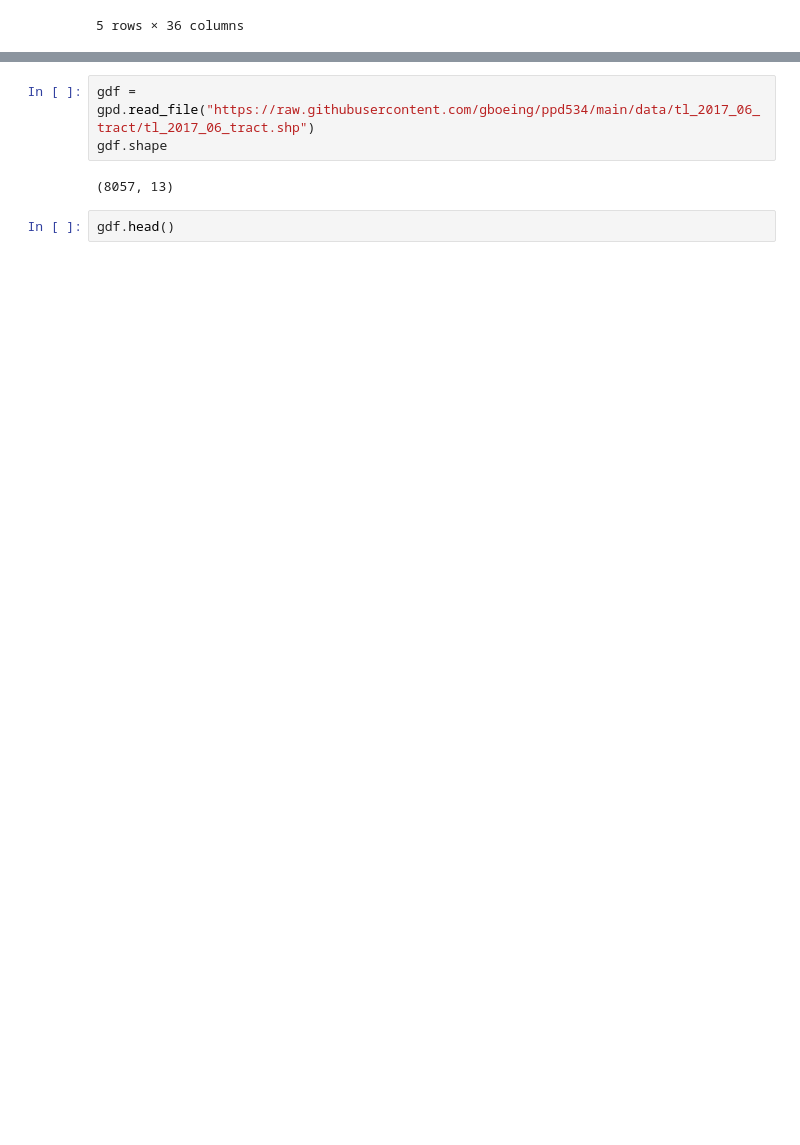
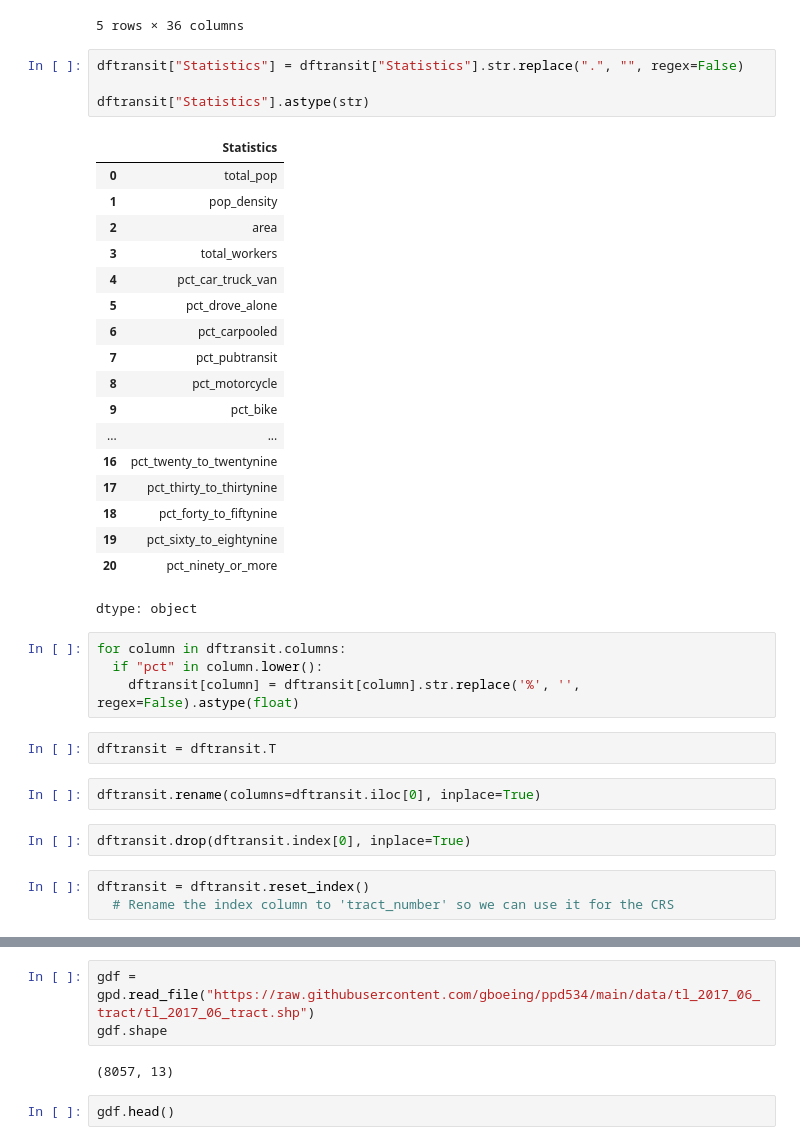
Before and after one commit to evaneliz/534groupprojfiles, a Jupyter notebook: group_project_4.ipynb, the cells around one changed output, grey strips where cells are left out. Saved outputs shown, nothing was run; the diff lists cells and outputs as text; blank space fills up the shorter version.

```diff
--- a/group_project_4.ipynb
+++ b/group_project_4.ipynb
@@ -39,3 +39,39 @@ dftransit.head()
 | 3 | total_workers | 1,828 | 961 | 2,248 | 2,154 | 2,011 | 2,904 | 2,070 | 1,507 | 1,473 | ... | ... |
 | 4 | pct_car_truck_van | 59.10% | 45.10% | 62.50% | 52.90% | 56.90% | 62.80% | 43.60% | 54.90% | 59.60% | ... | ... |
 5 rows × 36 columns
+# %%
+dftransit["Statistics"] = dftransit["Statistics"].str.replace(".", "", regex=False)
+
+dftransit["Statistics"].astype(str)
+# %% [output]
+|  | Statistics |
+| 0 | total_pop |
+| 1 | pop_density |
+| 2 | area |
+| 3 | total_workers |
+| 4 | pct_car_truck_van |
+| 5 | pct_drove_alone |
+| 6 | pct_carpooled |
+| 7 | pct_pubtransit |
+| 8 | pct_motorcycle |
+| 9 | pct_bike |
+| ... | ... |
+| 16 | pct_twenty_to_twentynine |
+| 17 | pct_thirty_to_thirtynine |
+| 18 | pct_forty_to_fiftynine |
+| 19 | pct_sixty_to_eightynine |
+| 20 | pct_ninety_or_more |
+dtype: object
+# %%
+for column in dftransit.columns:
+  if "pct" in column.lower():
+    dftransit[column] = dftransit[column].str.replace('%', '', regex=False).astype(float)
+# %%
+dftransit = dftransit.T
+# %%
+dftransit.rename(columns=dftransit.iloc[0], inplace=True)
+# %%
+dftransit.drop(dftransit.index[0], inplace=True)
+# %%
+dftransit = dftransit.reset_index()
+  # Rename the index column to 'tract_number' so we can use it for the CRS
```
Also changed, not shown: parts of 4 cells of this notebook.
